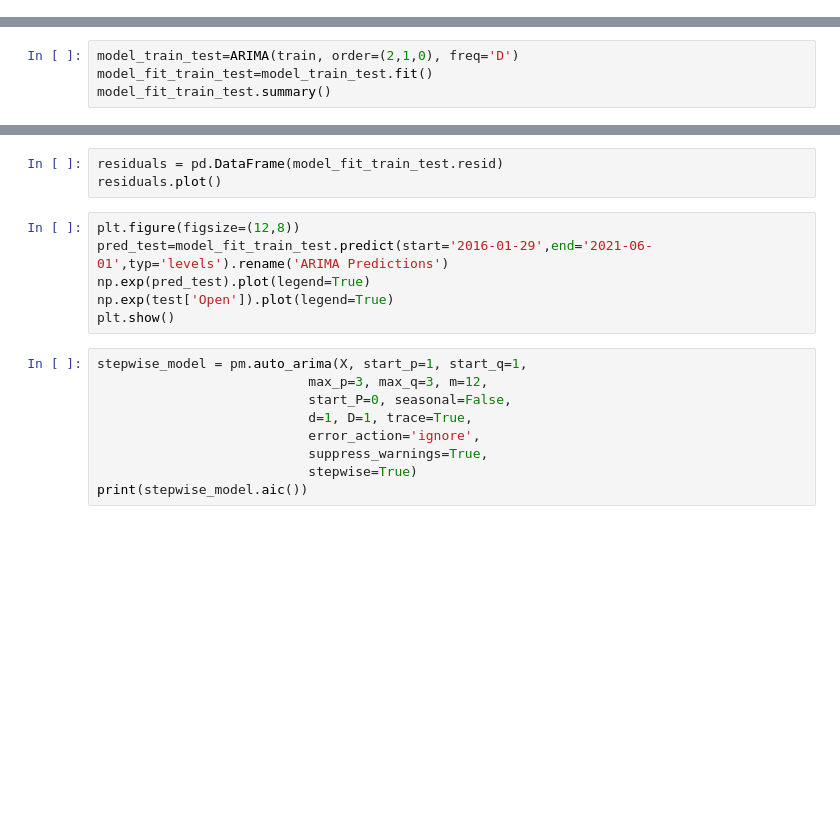
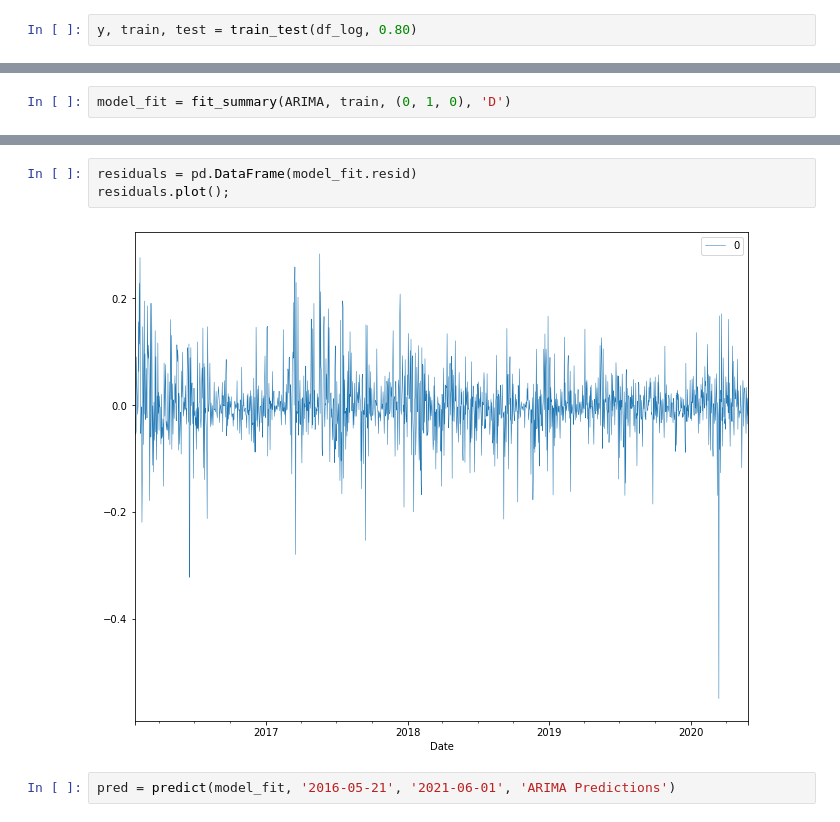
Before and after one commit to Galex33/time_serie_ethereum, a Jupyter notebook: stats_model/arima_clean.ipynb, the cells around one changed output, grey strips where cells are left out. Drawn from its saved outputs; the diff is of its cells as text; blank space fills up the shorter version.

Commit message:
predictions

```diff
--- a/stats_model/arima_clean.ipynb
+++ b/stats_model/arima_clean.ipynb
@@ -54,0 +81,2 @@ print(stepwise_model.aic())
+# %%
+y, train, test = train_test(df_log, 0.80)
@@ -55,4 +98,2 @@ print(stepwise_model.aic())
 # %%
-model_train_test=ARIMA(train, order=(2,1,0), freq='D')
-model_fit_train_test=model_train_test.fit()
-model_fit_train_test.summary()
+model_fit = fit_summary(ARIMA, train, (0, 1, 0), 'D')
@@ -59,18 +115,7 @@ model_fit_train_test.summary()
 # %%
-residuals = pd.DataFrame(model_fit_train_test.resid)
-residuals.plot()
+residuals = pd.DataFrame(model_fit.resid)
+residuals.plot();
+# %% [output]
+[figure, added]
-# %%
-plt.figure(figsize=(12,8))
-pred_test=model_fit_train_test.predict(start='2016-01-29',end='2021-06-01',typ='levels').rename('ARIMA Predictions')
-np.exp(pred_test).plot(legend=True)
-np.exp(test['Open']).plot(legend=True)
-plt.show()
-# %%
-stepwise_model = pm.auto_arima(X, start_p=1, start_q=1,
-                           max_p=3, max_q=3, m=12,
-                           start_P=0, seasonal=False,
-                           d=1, D=1, trace=True,
-                           error_action='ignore',
-                           suppress_warnings=True,
-                           stepwise=True)
-print(stepwise_model.aic())
+# %%
+pred = predict(model_fit, '2016-05-21', '2021-06-01', 'ARIMA Predictions')
```
Also changed, not shown: parts of 21 cells of this notebook, 3 other files.
